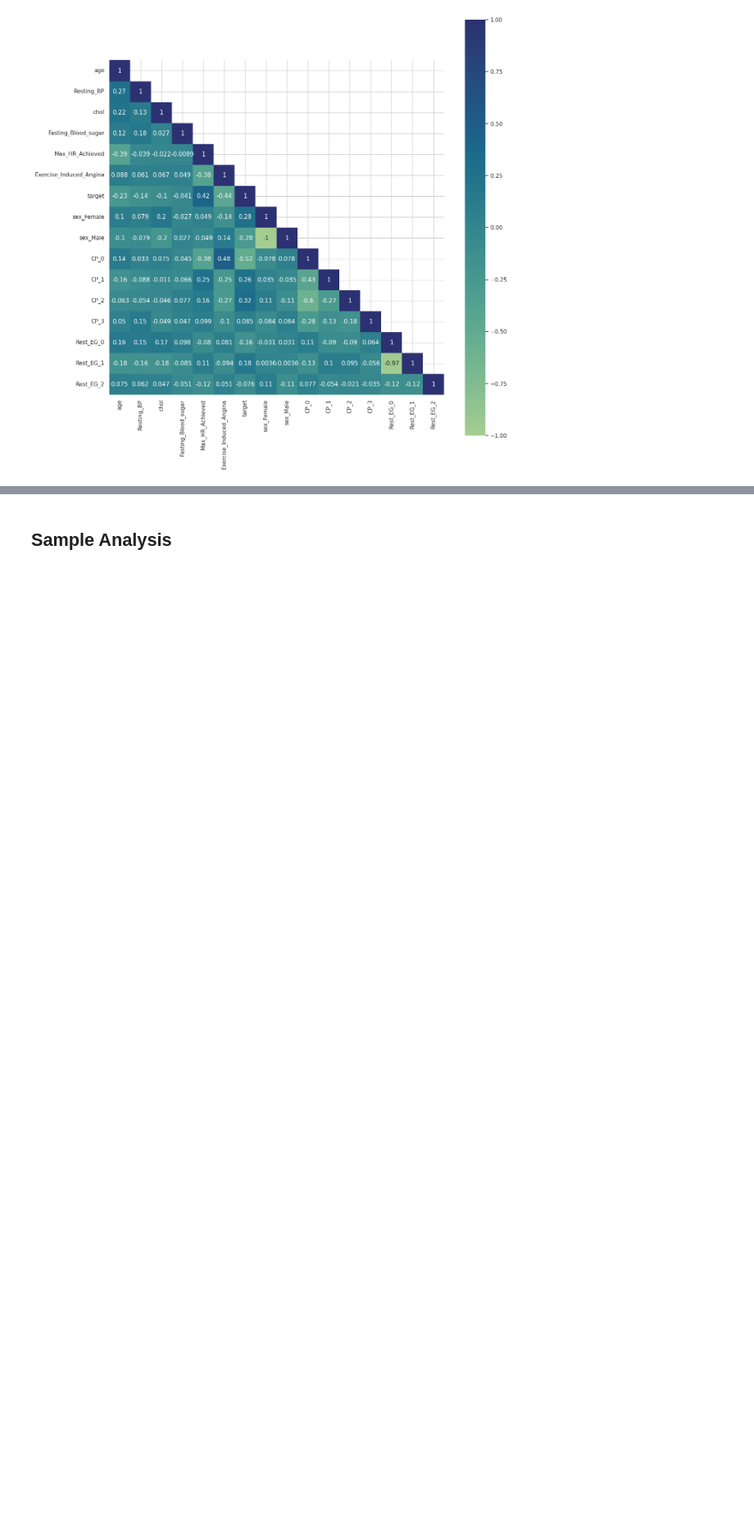
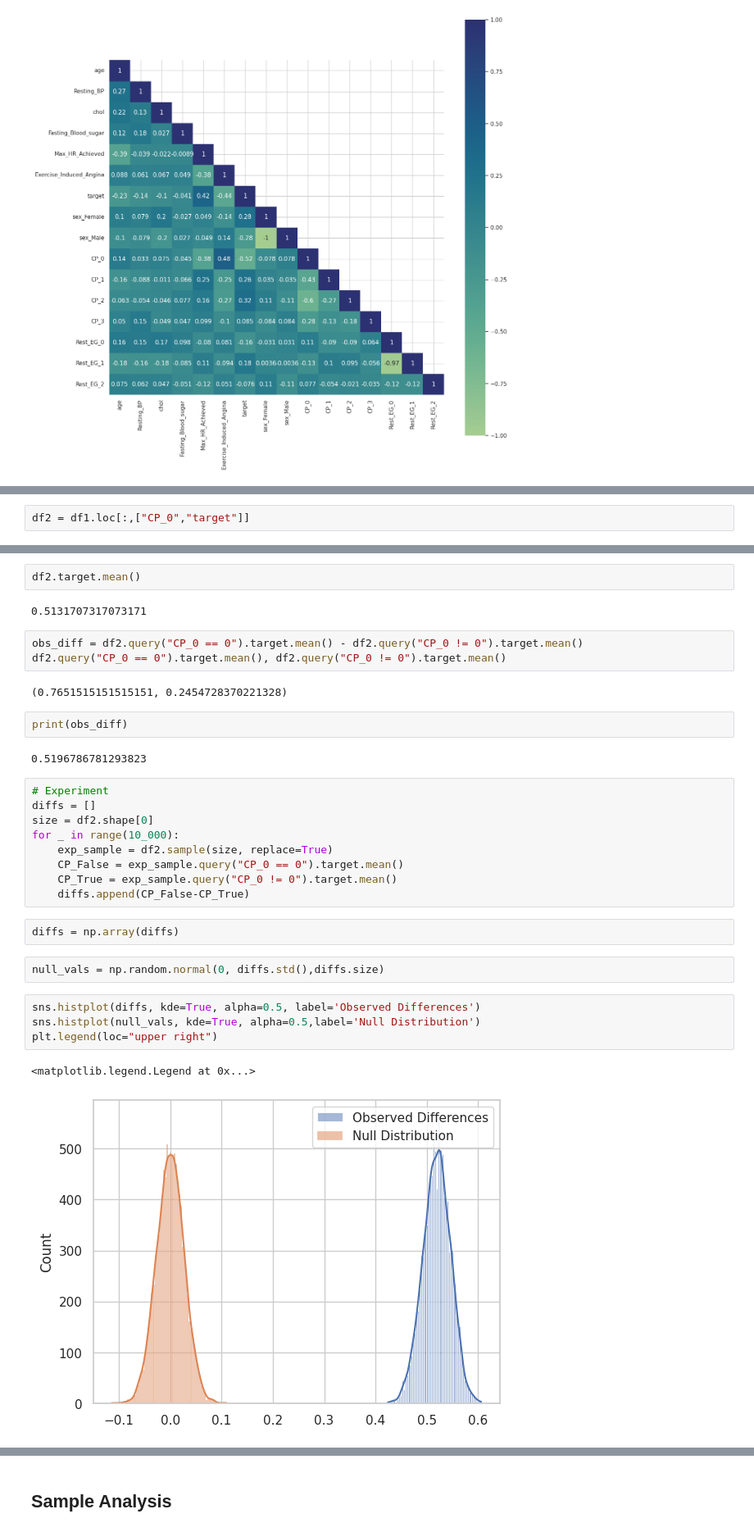
Before and after one commit to hkafrawi/ML_Course, a Jupyter notebook: heart-disease.ipynb, the cells around one changed output, grey strips where cells are left out. Shown at 82% size. Cells and saved outputs as stored; diff of their text form; blank space fills up the shorter version.

```diff
--- a/heart-disease.ipynb
+++ b/heart-disease.ipynb
@@ -280,0 +236,2 @@ memory usage: 59.2 KB
+# %%
+df2 = df1.loc[:,["CP_0","target"]]
@@ -280,0 +247,33 @@ memory usage: 59.2 KB
+# %%
+df2.target.mean()
+# %% [output]
+0.5131707317073171
+# %%
+obs_diff = df2.query("CP_0 == 0").target.mean() - df2.query("CP_0 != 0").target.mean()
+df2.query("CP_0 == 0").target.mean(), df2.query("CP_0 != 0").target.mean()
+# %% [output]
+(0.7651515151515151, 0.2454728370221328)
+# %%
+print(obs_diff)
+# %% [output]
+0.5196786781293823
+# %%
+# Experiment
+diffs = []
+size = df2.shape[0]
+for _ in range(10_000):
+    exp_sample = df2.sample(size, replace=True)
+    CP_False = exp_sample.query("CP_0 == 0").target.mean()
+    CP_True = exp_sample.query("CP_0 != 0").target.mean()
+    diffs.append(CP_False-CP_True)
+# %%
+diffs = np.array(diffs)
+# %%
+null_vals = np.random.normal(0, diffs.std(),diffs.size)
+# %%
+sns.histplot(diffs, kde=True, alpha=0.5, label='Observed Differences')
+sns.histplot(null_vals, kde=True, alpha=0.5,label='Null Distribution')
+plt.legend(loc="upper right")
+# %% [output]
+<matplotlib.legend.Legend at 0x...>
+[figure, added]
```
Also changed, not shown: parts of 15 cells of this notebook.
